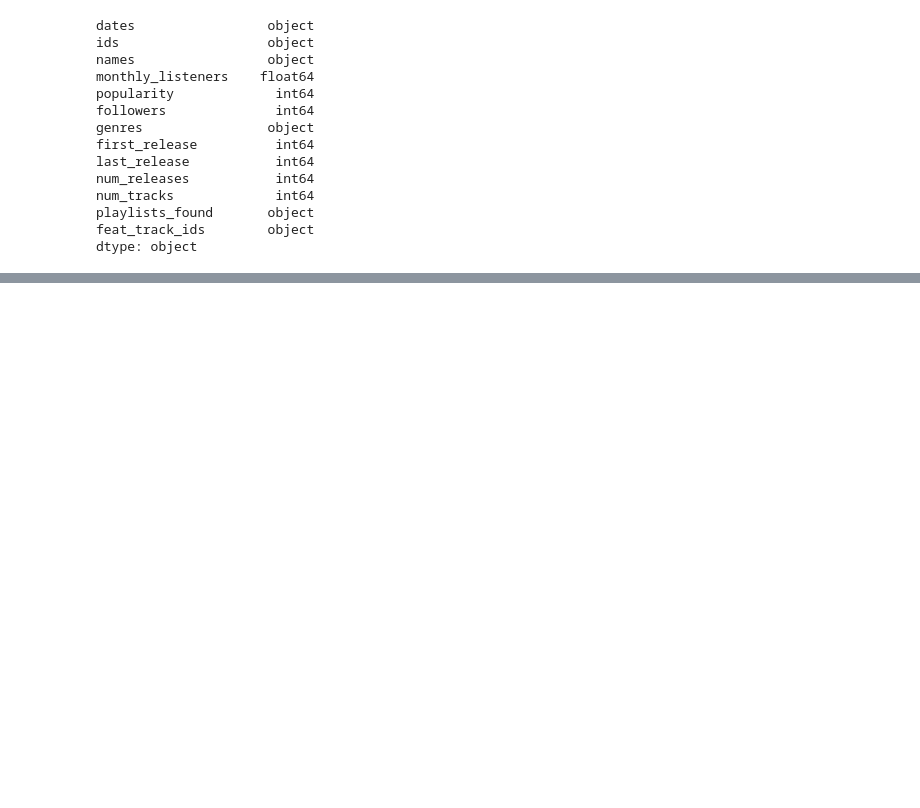
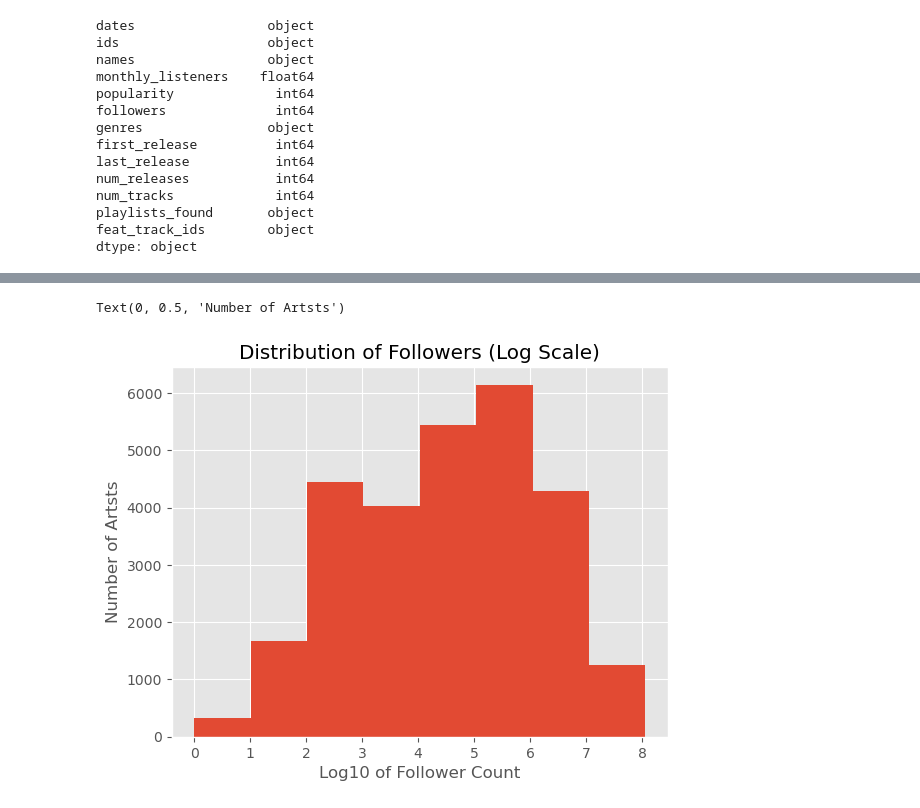
Before and after one commit to JingChengGu/spotify_monthly_listener_predictor, a Jupyter notebook: data_eda.ipynb, the cells around one changed output, grey strips where cells are left out. Cells and saved outputs as stored; diff of their text form; code cells hidden in the pictures; blank space fills up the shorter version.

```diff
--- a/data_eda.ipynb
+++ b/data_eda.ipynb
@@ -46,0 +210,9 @@ spotify_artist_info[spotify_artist_info.isnull()]
+# %%
+log_followers = np.log10(spotify_artist_info['followers'].replace(0, np.nan))
+# %%
+log_followers_hist = log_followers.plot(kind = 'hist', bins = 8, title = "Distribution of Followers (Log Scale)")
+log_followers_hist.set_xlabel('Log10 of Follower Count')
+log_followers_hist.set_ylabel('Number of Artsts')
+# %% [output]
+Text(0, 0.5, 'Number of Artsts')
+[figure, added]
```
Also changed, not shown: parts of 41 cells of this notebook.
